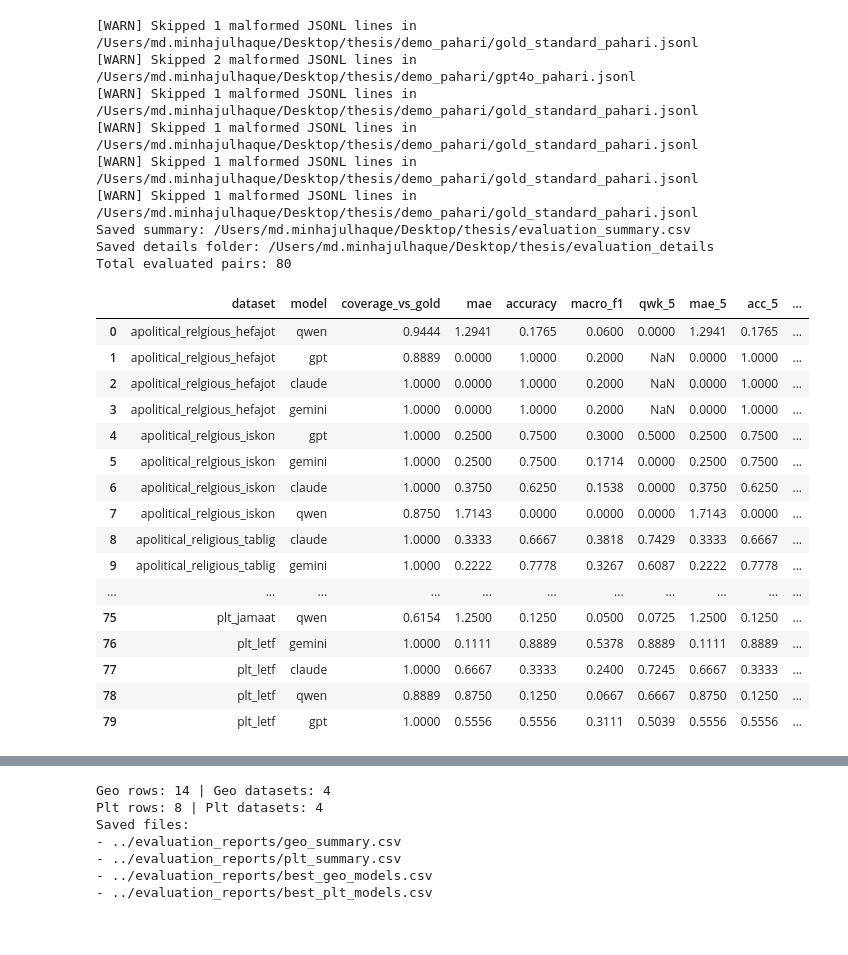
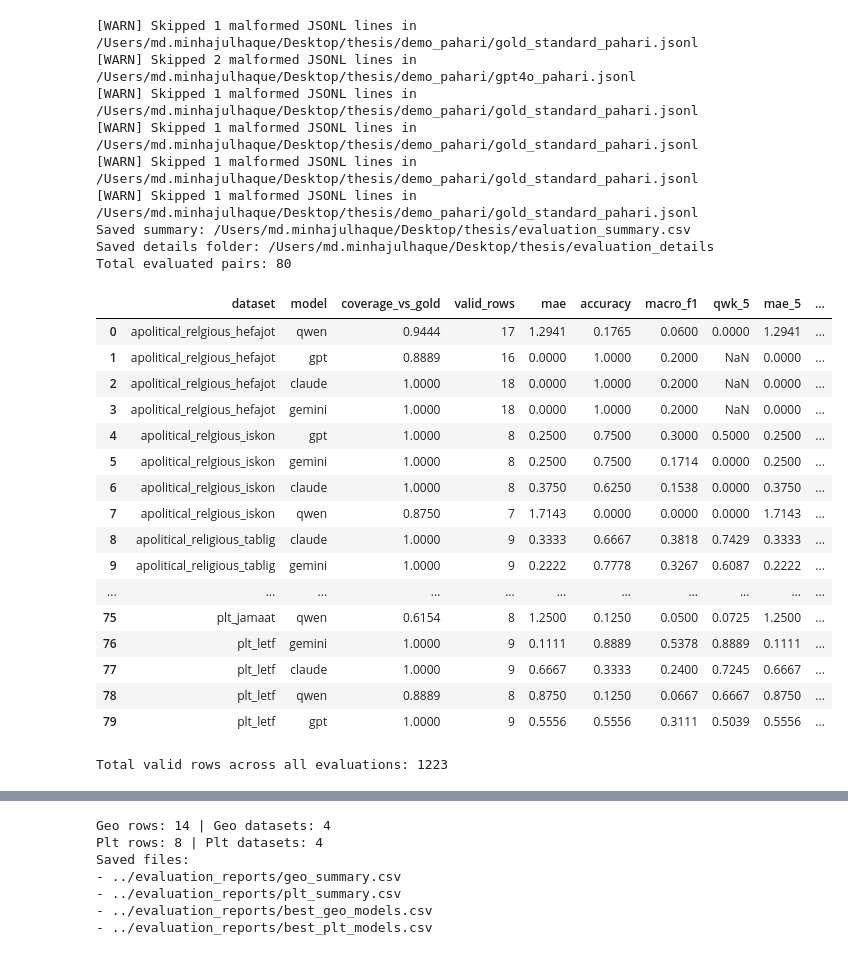
Before and after one commit to minhaj47/bengali-news-article-framing-research, a Jupyter notebook: evaluation.ipynb, the cells around one changed output, grey strips where cells are left out. Drawn from its saved outputs; the diff is of its cells as text; code cells hidden in the pictures.

Commit message:
fix: avg evaluation

```diff
--- a/evaluation.ipynb
+++ b/evaluation.ipynb
@@ -13,7 +13,7 @@ def read_jsonl(path):
     records = []
     skipped = 0
     with open(path, "r", encoding="utf-8") as f:
-        for line_no, line in enumerate(f, start=1):
+        for line in f:
             line = line.strip()
             if not line:
                 continue
@@ -119,18 +119,11 @@ def evaluate_one_pair(gold_path, pred_path):
     metrics = {
         "dataset": infer_dataset_name(Path(gold_path).parent),
         "model": infer_model_name(Path(pred_path).name),
-        # "gold_file": Path(gold_path).name,
-        # "pred_file": Path(pred_path).name,
-        # "gold_rows": len(df_gold),
-        # "pred_rows_success": len(df_pred),
-        # "merged_rows": total_merged,
-        # "valid_rows": valid_rows,
         "coverage_vs_gold": round(valid_rows / max(len(df_gold), 1), 4),
-        # Keep old column names for compatibility with existing reporting cells
+        "valid_rows": valid_rows,
         "mae": mae_5,
         "accuracy": acc_5,
         "macro_f1": macro_f1_5,
-        # Additional stronger evaluation views
         "qwk_5": round(
             cohen_kappa_score(df["gold_rating"], df["llm_rating"], weights="quadratic", labels=labels_5c),
             4,
@@ -158,6 +151,7 @@ def run_batch_evaluation(
     out_dir.mkdir(parents=True, exist_ok=True)
 
     summary_rows = []
+    total_valid_rows = 0
 
     gold_files = list(base.rglob("gold_standard*.jsonl"))
 
@@ -181,8 +175,8 @@ def run_batch_evaluation(
                 continue
 
             summary_rows.append(metrics)
+            total_valid_rows += metrics["valid_rows"]
 
-            # pred_stem = Path(metrics["pred_file"]).stem.replace(" ", "_")
             details_name = f"{metrics['dataset']}__{metrics['model']}.csv"
             merged_df.to_csv(out_dir / details_name, index=False, encoding="utf-8-sig")
 
@@ -190,7 +184,7 @@ def run_batch_evaluation(
 
     if len(summary_df) == 0:
         print("No valid evaluation pairs found.")
-        return pd.DataFrame()
+        return pd.DataFrame(), 0
 
     summary_df = summary_df.sort_values(
         ["dataset", "qwk_5", "macro_f1_3", "mae_5"], ascending=[True, False, False, True]
@@ -198,52 +192,54 @@ def run_batch_evaluation(
     summary_df.to_csv(base / summary_csv, index=False, encoding="utf-8-sig")
 
     print("Saved summary:", str(base / summary_csv))
     print("Saved details folder:", str(out_dir))
     print("Total evaluated pairs:", len(summary_df))
 
-    return summary_df
+    return summary_df, total_valid_rows
 
 
 # Quick run from this notebook folder:
-summary = run_batch_evaluation(
+summary, count = run_batch_evaluation(
     base_dir=".",
     summary_csv="evaluation_summary.csv",
     details_dir="evaluation_details",
 )
 
 pd.set_option("display.max_rows", None)
 pd.set_option("display.max_columns", None)
 pd.set_option("display.width", None)
 pd.set_option("display.max_colwidth", None)
 
 display(summary)
+print("Total valid rows across all evaluations:", count)
 # %% [output]
 [WARN] Skipped 1 malformed JSONL lines in /Users/md.minhajulhaque/Desktop/thesis/demo_pahari/gold_standard_pahari.jsonl
 [WARN] Skipped 2 malformed JSONL lines in /Users/md.minhajulhaque/Desktop/thesis/demo_pahari/gpt4o_pahari.jsonl
 [WARN] Skipped 1 malformed JSONL lines in /Users/md.minhajulhaque/Desktop/thesis/demo_pahari/gold_standard_pahari.jsonl
 [WARN] Skipped 1 malformed JSONL lines in /Users/md.minhajulhaque/Desktop/thesis/demo_pahari/gold_standard_pahari.jsonl
 [WARN] Skipped 1 malformed JSONL lines in /Users/md.minhajulhaque/Desktop/thesis/demo_pahari/gold_standard_pahari.jsonl
 [WARN] Skipped 1 malformed JSONL lines in /Users/md.minhajulhaque/Desktop/thesis/demo_pahari/gold_standard_pahari.jsonl
 Saved summary: /Users/md.minhajulhaque/Desktop/thesis/evaluation_summary.csv
 Saved details folder: /Users/md.minhajulhaque/Desktop/thesis/evaluation_details
 Total evaluated pairs: 80
-|  | dataset | model | coverage_vs_gold | mae | accuracy | macro_f1 | qwk_5 | mae_5 | acc_5 | ... |
-| 0 | apolitical_relgious_hefajot | qwen | 0.9444 | 1.2941 | 0.1765 | 0.0600 | 0.0000 | 1.2941 | 0.1765 | ... |
-| 1 | apolitical_relgious_hefajot | gpt | 0.8889 | 0.0000 | 1.0000 | 0.2000 | NaN | 0.0000 | 1.0000 | ... |
-| 2 | apolitical_relgious_hefajot | claude | 1.0000 | 0.0000 | 1.0000 | 0.2000 | NaN | 0.0000 | 1.0000 | ... |
-| 3 | apolitical_relgious_hefajot | gemini | 1.0000 | 0.0000 | 1.0000 | 0.2000 | NaN | 0.0000 | 1.0000 | ... |
-| 4 | apolitical_relgious_iskon | gpt | 1.0000 | 0.2500 | 0.7500 | 0.3000 | 0.5000 | 0.2500 | 0.7500 | ... |
-| 5 | apolitical_relgious_iskon | gemini | 1.0000 | 0.2500 | 0.7500 | 0.1714 | 0.0000 | 0.2500 | 0.7500 | ... |
-| 6 | apolitical_relgious_iskon | claude | 1.0000 | 0.3750 | 0.6250 | 0.1538 | 0.0000 | 0.3750 | 0.6250 | ... |
-| 7 | apolitical_relgious_iskon | qwen | 0.8750 | 1.7143 | 0.0000 | 0.0000 | 0.0000 | 1.7143 | 0.0000 | ... |
-| 8 | apolitical_religious_tablig | claude | 1.0000 | 0.3333 | 0.6667 | 0.3818 | 0.7429 | 0.3333 | 0.6667 | ... |
-| 9 | apolitical_religious_tablig | gemini | 1.0000 | 0.2222 | 0.7778 | 0.3267 | 0.6087 | 0.2222 | 0.7778 | ... |
+|  | dataset | model | coverage_vs_gold | valid_rows | mae | accuracy | macro_f1 | qwk_5 | mae_5 | ... |
+| 0 | apolitical_relgious_hefajot | qwen | 0.9444 | 17 | 1.2941 | 0.1765 | 0.0600 | 0.0000 | 1.2941 | ... |
+| 1 | apolitical_relgious_hefajot | gpt | 0.8889 | 16 | 0.0000 | 1.0000 | 0.2000 | NaN | 0.0000 | ... |
+| 2 | apolitical_relgious_hefajot | claude | 1.0000 | 18 | 0.0000 | 1.0000 | 0.2000 | NaN | 0.0000 | ... |
+| 3 | apolitical_relgious_hefajot | gemini | 1.0000 | 18 | 0.0000 | 1.0000 | 0.2000 | NaN | 0.0000 | ... |
+| 4 | apolitical_relgious_iskon | gpt | 1.0000 | 8 | 0.2500 | 0.7500 | 0.3000 | 0.5000 | 0.2500 | ... |
+| 5 | apolitical_relgious_iskon | gemini | 1.0000 | 8 | 0.2500 | 0.7500 | 0.1714 | 0.0000 | 0.2500 | ... |
+| 6 | apolitical_relgious_iskon | claude | 1.0000 | 8 | 0.3750 | 0.6250 | 0.1538 | 0.0000 | 0.3750 | ... |
+| 7 | apolitical_relgious_iskon | qwen | 0.8750 | 7 | 1.7143 | 0.0000 | 0.0000 | 0.0000 | 1.7143 | ... |
+| 8 | apolitical_religious_tablig | claude | 1.0000 | 9 | 0.3333 | 0.6667 | 0.3818 | 0.7429 | 0.3333 | ... |
+| 9 | apolitical_religious_tablig | gemini | 1.0000 | 9 | 0.2222 | 0.7778 | 0.3267 | 0.6087 | 0.2222 | ... |
 | ... | ... | ... | ... | ... | ... | ... | ... | ... | ... | ... |
-| 75 | plt_jamaat | qwen | 0.6154 | 1.2500 | 0.1250 | 0.0500 | 0.0725 | 1.2500 | 0.1250 | ... |
-| 76 | plt_letf | gemini | 1.0000 | 0.1111 | 0.8889 | 0.5378 | 0.8889 | 0.1111 | 0.8889 | ... |
-| 77 | plt_letf | claude | 1.0000 | 0.6667 | 0.3333 | 0.2400 | 0.7245 | 0.6667 | 0.3333 | ... |
-| 78 | plt_letf | qwen | 0.8889 | 0.8750 | 0.1250 | 0.0667 | 0.6667 | 0.8750 | 0.1250 | ... |
-| 79 | plt_letf | gpt | 1.0000 | 0.5556 | 0.5556 | 0.3111 | 0.5039 | 0.5556 | 0.5556 | ... |
+| 75 | plt_jamaat | qwen | 0.6154 | 8 | 1.2500 | 0.1250 | 0.0500 | 0.0725 | 1.2500 | ... |
+| 76 | plt_letf | gemini | 1.0000 | 9 | 0.1111 | 0.8889 | 0.5378 | 0.8889 | 0.1111 | ... |
+| 77 | plt_letf | claude | 1.0000 | 9 | 0.6667 | 0.3333 | 0.2400 | 0.7245 | 0.6667 | ... |
+| 78 | plt_letf | qwen | 0.8889 | 8 | 0.8750 | 0.1250 | 0.0667 | 0.6667 | 0.8750 | ... |
+| 79 | plt_letf | gpt | 1.0000 | 9 | 0.5556 | 0.5556 | 0.3111 | 0.5039 | 0.5556 | ... |
+Total valid rows across all evaluations: 1223
 # %%
 from pathlib import Path
 import pandas as pd
```
Also changed, not shown: parts of 1 cell of this notebook, 18 other files.
